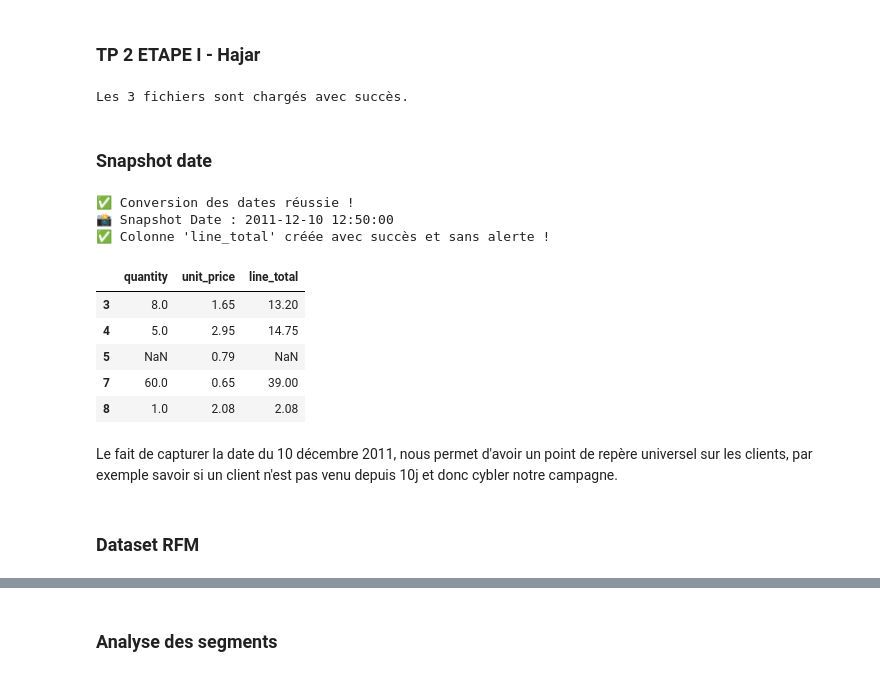
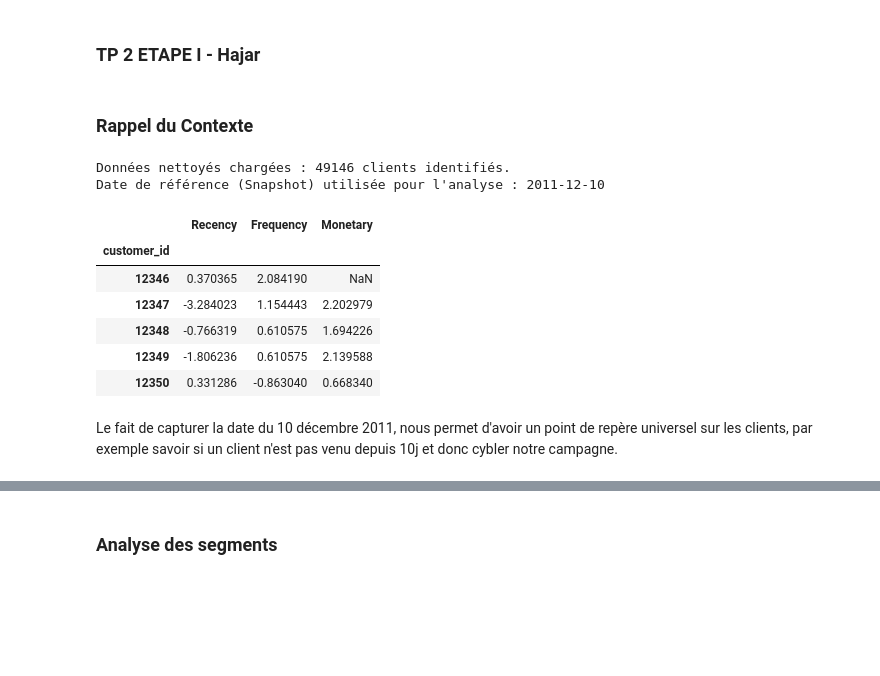
Before and after one commit to fds-imane/Data_Marketing, a Jupyter notebook: data_marketing_part_2.ipynb, the cells around one changed output, grey strips where cells are left out. Cells and saved outputs as stored; diff of their text form; code cells hidden in the pictures; blank space fills up the shorter version.

```diff
--- a/data_marketing_part_2.ipynb
+++ b/data_marketing_part_2.ipynb
@@ -4,48 +4,35 @@
  # Lumina & CO
 # %% [markdown]
 ### TP 2 ETAPE I - Hajar
-# %%
-import pandas as pd
-
-# Charger les fichiers CSV
-customers = pd.read_csv('customers.csv')
-transactions = pd.read_csv('transactions.csv')
-campaigns = pd.read_csv('campaigns.csv')
-
-print("Les 3 fichiers sont chargés avec succès.")
-# %% [output]
-Les 3 fichiers sont chargés avec succès.
-# %% [markdown]
-### Snapshot date
-# %%
-
-transactions['invoice_date'] = pd.to_datetime(transactions['invoice_date'])
-
-print("✅ Conversion des dates réussie !")
-
-# 1. On "coupe" les données et on crée une copie indépendante
-transactions_clean = transactions.dropna(subset=['customer_id']).copy()
-
-# 2. On définit la date de référence (le snapshot)
-snapshot_date = transactions_clean['invoice_date'].max() + pd.Timedelta(days=1)
-print(f"📸 Snapshot Date : {snapshot_date}")
-
-# 3. On crée la colonne 'line_total' avec la méthode .loc
-transactions_clean.loc[:, 'line_total'] = transactions_clean['quantity'] * transactions_clean['unit_price']
-
-print("✅ Colonne 'line_total' créée avec succès et sans alerte !")
-transactions_clean[['quantity', 'unit_price', 'line_total']].head()
-# %% [output]
-✅ Conversion des dates réussie !
-📸 Snapshot Date : 2011-12-10 12:50:00
-✅ Colonne 'line_total' créée avec succès et sans alerte !
-|  | quantity | unit_price | line_total |
-| 3 | 8.0 | 1.65 | 13.20 |
-| 4 | 5.0 | 2.95 | 14.75 |
-| 5 | NaN | 0.79 | NaN |
-| 7 | 60.0 | 0.65 | 39.00 |
-| 8 | 1.0 | 2.08 | 2.08 |
+# %% [markdown]
+### Rappel du Contexte
+# %%
+
+# CHARGEMENT DES DONNÉES NETTOYÉES (PIPELINE TP1 -> TP2)
+import pandas as pd
+import matplotlib.pyplot as plt
+from sklearn.cluster import KMeans
+
+# Chargement de la base RFM finalisée dans le TP 1
+# Ce fichier a déjà subi : suppression des doublons, traitement des dates,
+# gestion des IDs manquants et transformation Log + Scaling
+df_scaled = pd.read_csv('rfm_final_for_clustering.csv', index_col='customer_id')
+
+# Nous utilisons la Snapshot Date définie lors de l'étape de nettoyage :
+snapshot_date_reference = "2011-12-10"
+
+print(f"Données nettoyés chargées : {df_scaled.shape[0]} clients identifiés.")
+print(f"Date de référence (Snapshot) utilisée pour l'analyse : {snapshot_date_reference}")
+display(df_scaled.head())
+# %% [output]
+Données nettoyés chargées : 49146 clients identifiés.
+Date de référence (Snapshot) utilisée pour l'analyse : 2011-12-10
+|  | Recency | Frequency | Monetary |
+| customer_id |  |  |  |
+| 12346 | 0.370365 | 2.084190 | NaN |
+| 12347 | -3.284023 | 1.154443 | 2.202979 |
+| 12348 | -0.766319 | 0.610575 | 1.694226 |
+| 12349 | -1.806236 | 0.610575 | 2.139588 |
+| 12350 | 0.331286 | -0.863040 | 0.668340 |
 # %% [markdown]
 Le fait de capturer la date du 10 décembre 2011, nous permet d'avoir un point de repère universel sur les clients, par exemple savoir si un client n'est pas venu depuis 10j et donc cybler notre campagne.
-# %% [markdown]
-### Dataset RFM
```
Also changed, not shown: parts of 32 cells of this notebook.
